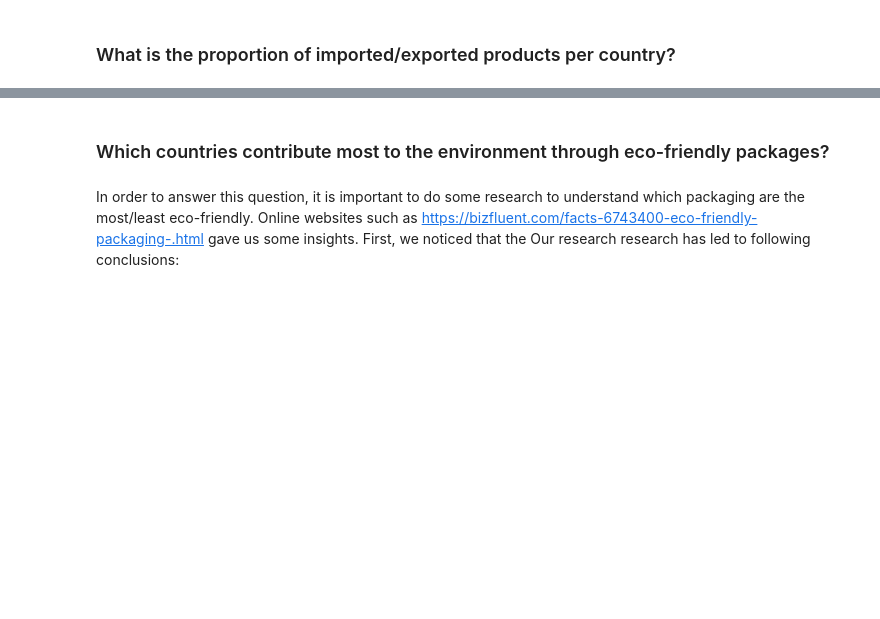
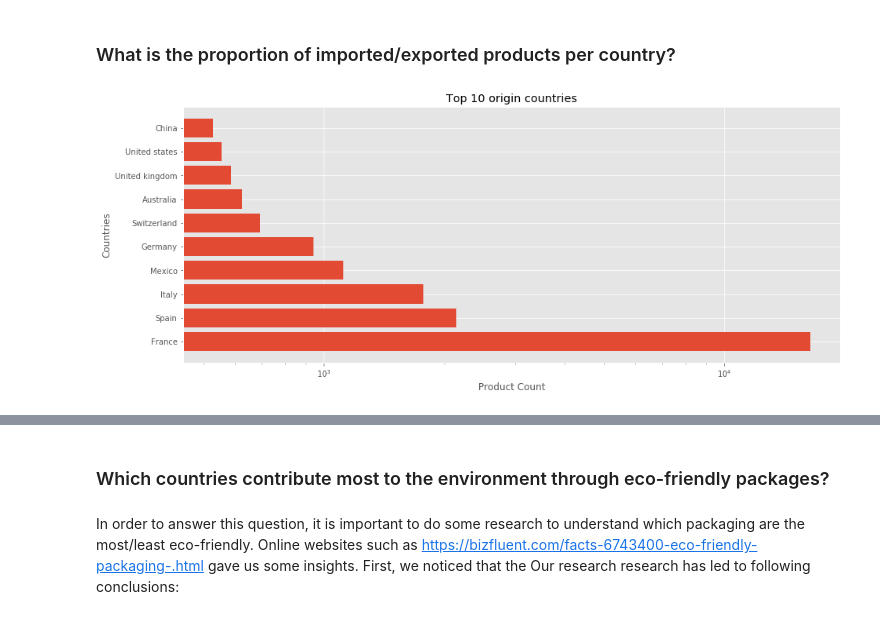
Before and after one commit to AhmedAhres/whats-on-my-plate, a Jupyter notebook: Main-Notebook.ipynb, the cells around one changed output, grey strips where cells are left out. Drawn from its saved outputs; the diff is of its cells as text; code cells hidden in the pictures; blank space fills up the shorter version.

```diff
--- a/Main-Notebook.ipynb
+++ b/Main-Notebook.ipynb
@@ -362,6 +482,8 @@ While the result is satifsying, we still notice that some countries have their n
 # %%
 # We remove the names that contain extra characters that are not needed. Since they are not a lot,
 # we can do it manually.
+
+countries = clean_coutries_tags(current_data)
 countries = countries.str.replace(",en", "")
 countries = countries.str.replace(",fr", "")
 countries = countries.str.replace(",de", "")
@@ -398,20 +538,28 @@ current_data['countries_tags'].unique()
 # All the fucntions used in this cell are stored in the helpers.py file at root level of the git repository
 # They were placed here as their number of lines sum up to 250 line of code
 
-# Furhter cleaning of the countries tags
+# Further cleaning of the countries tags
 ct = clean_coutries_tags(current_data)
 current_data['countries_tags'] = ct
 
 ot = clean_origins_tags(current_data)
+ot[ot.str.islower()] = "Unknown"
 current_data['origins_tags'] = ot
+current_data = current_data[current_data['origins_tags'] != "Unknown"]
 
 mt = clean_manufact(current_data)
 current_data['manufacturing_places'] = mt
 # %%
-ori_tags = current_data[['origins_tags','product_name']].groupby('origins_tags').count().sort_values(by= 'product_name', ascending=False).iloc[1:]
+ori_tags = current_data[['origins_tags','product_name']].groupby('origins_tags').count().sort_values(by= 'product_name', ascending=False)
+ori_tags.drop(ori_tags.index[[1]], inplace=True)
 plt.figure(figsize=(15,6))
-plt.barh(ori_tags.head(20).index, ori_tags.head(20).product_name, log=True)
+plt.xlabel('Product Count')
+plt.ylabel('Countries')
+plt.title('Top 10 origin countries')
+plt.barh(ori_tags.head(10).index, ori_tags.head(10).product_name, log=True)
 plt.show()
+# %% [output]
+[figure, added]
 # %%
 ctry_tags = current_data[['countries_tags','product_name']].groupby('countries_tags').count().sort_values(by= 'product_name', ascending=False)
 plt.figure(figsize=(15,6))
```
Also changed, not shown: parts of 55 cells of this notebook, 1 other file.
